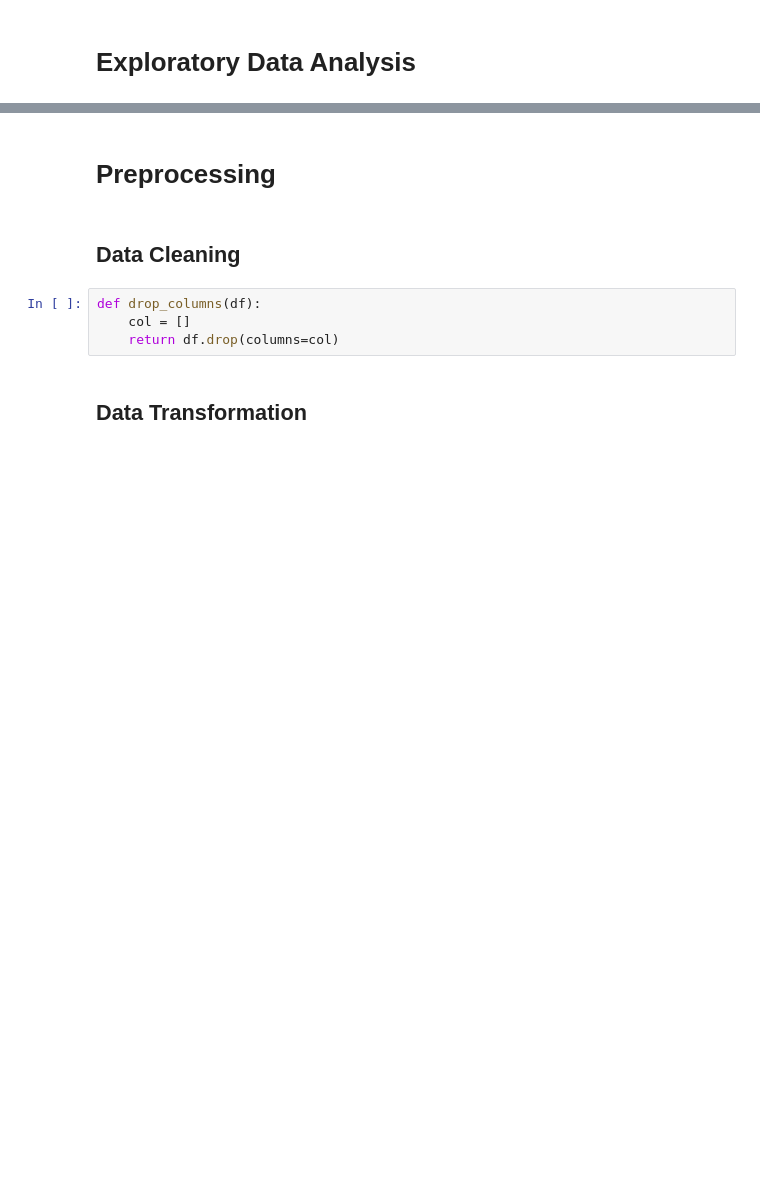
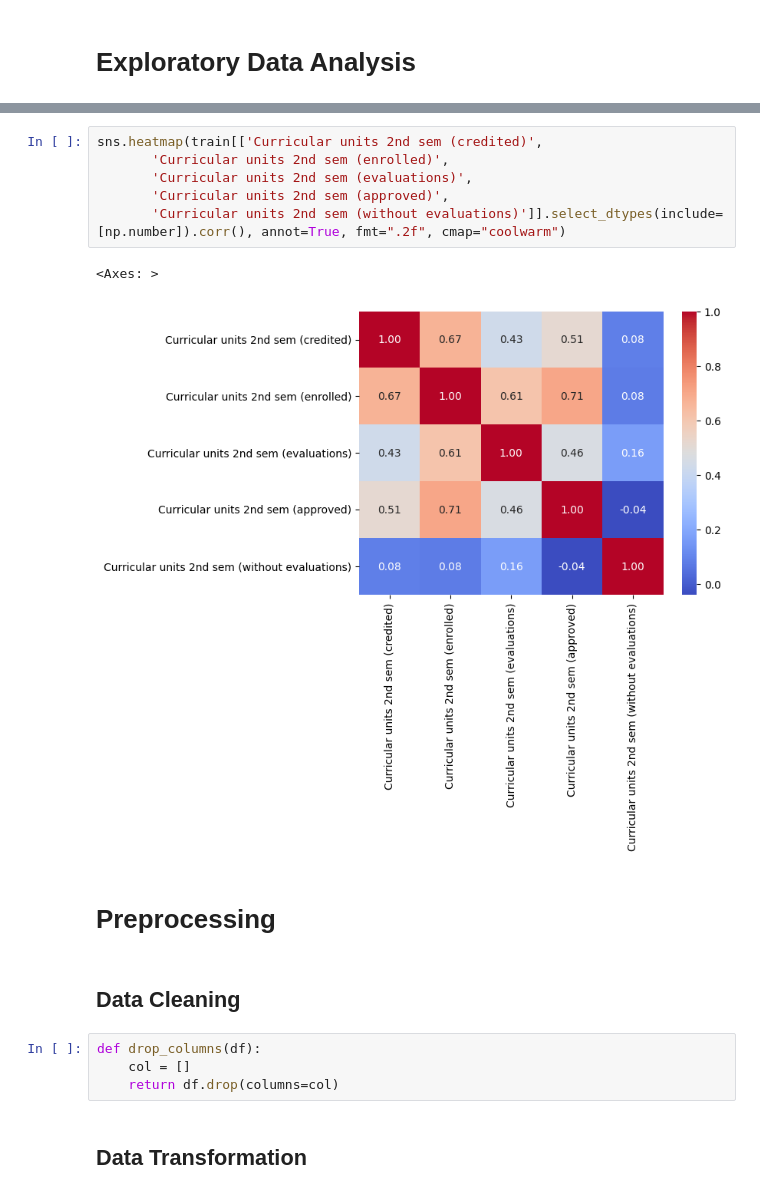
Before and after one commit to zirachw/CriterionIsAllYouNeed, a Jupyter notebook: src/main.ipynb, the cells around one changed output, grey strips where cells are left out. Cells and saved outputs as stored; diff of their text form; blank space fills up the shorter version.

```diff
--- a/src/main.ipynb
+++ b/src/main.ipynb
@@ -87,3 +102,12 @@ summary_df.sort_values(by="nunique")
+# %%
+sns.heatmap(train[['Curricular units 2nd sem (credited)',
+       'Curricular units 2nd sem (enrolled)',
+       'Curricular units 2nd sem (evaluations)',
+       'Curricular units 2nd sem (approved)',
+       'Curricular units 2nd sem (without evaluations)']].select_dtypes(include=[np.number]).corr(), annot=True, fmt=".2f", cmap="coolwarm")
+# %% [output]
+<Axes: >
+[figure, added]
 # %% [markdown]
 # **Preprocessing**
 # %% [markdown]
```
Also changed, not shown: parts of 9 cells of this notebook.
